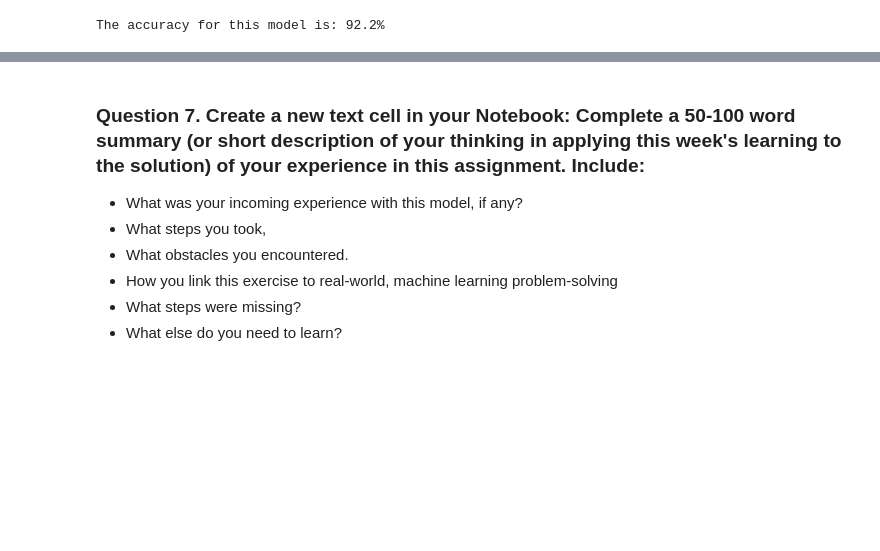
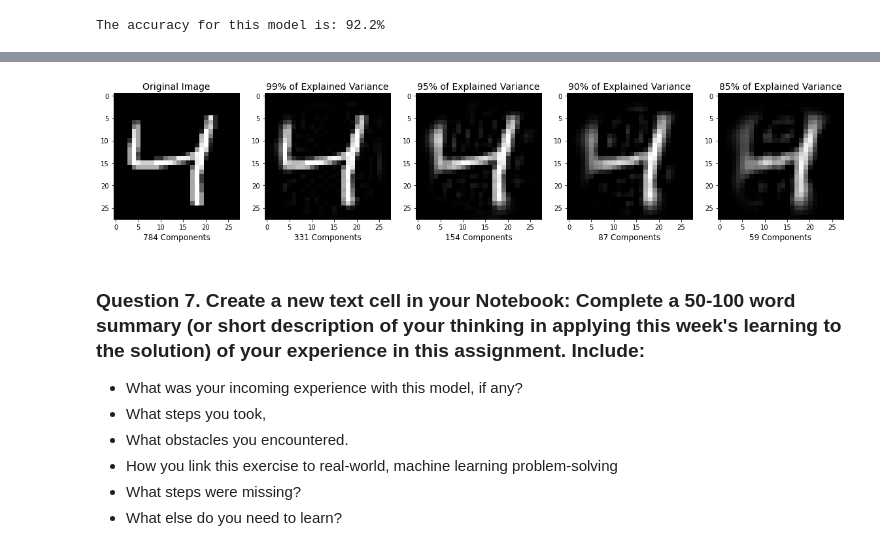
Before and after one commit to rodolfolermacontreras/ML_1_Assignment_10, a Jupyter notebook: ML510-Assignment8-RodolfoLerma.ipynb, the cells around one changed output, grey strips where cells are left out. Drawn from its saved outputs; the diff is of its cells as text; code cells hidden in the pictures; blank space fills up the shorter version.

```diff
--- a/ML510-Assignment8-RodolfoLerma.ipynb
+++ b/ML510-Assignment8-RodolfoLerma.ipynb
@@ -148,3 +270,58 @@ The accuracy for this model is: 92.2%
+# %%
+from sklearn.decomposition import PCA
+
+# This is an extremely inefficient function. Will get to why in a later tutorial
+def explainedVariance(percentage, images):
+    # percentage should be a decimal from 0 to 1
+    pca = PCA(percentage)
+    pca.fit(images)
+    components = pca.transform(images)
+    approxOriginal = pca.inverse_transform(components)
+    return approxOriginal
+# %%
+plt.figure(figsize=(20,4));
+
+# Original Image (784 components)
+plt.subplot(1, 5, 1);
+plt.imshow(array.reshape(28,28),
+              cmap = plt.cm.gray, interpolation='nearest',
+              clim=(0, 255));
+plt.xlabel('784 Components', fontsize = 12)
+plt.title('Original Image', fontsize = 14);
+
+# 331 principal components
+plt.subplot(1, 5, 2);
+plt.imshow(explainedVariance(.99, mnist.data)[2].reshape(28, 28),
+              cmap = plt.cm.gray, interpolation='nearest',
+              clim=(0, 255));
+plt.xlabel('331 Components', fontsize = 12)
+plt.title('99% of Explained Variance', fontsize = 14);
+
+# 154 principal components
+plt.subplot(1, 5, 3);
+plt.imshow(explainedVariance(.95, mnist.data)[2].reshape(28, 28),
+              cmap = plt.cm.gray, interpolation='nearest',
+              clim=(0, 255));
+plt.xlabel('154 Components', fontsize = 12)
+plt.title('95% of Explained Variance', fontsize = 14);
+
+# 87 principal components
+plt.subplot(1, 5, 4);
+plt.imshow(explainedVariance(.90, mnist.data)[2].reshape(28, 28),
+              cmap = plt.cm.gray, interpolation='nearest',
+              clim=(0, 255));
+plt.xlabel('87 Components', fontsize = 12)
+plt.title('90% of Explained Variance', fontsize = 14);
+
+# 59 principal components
+plt.subplot(1, 5, 5);
+plt.imshow(explainedVariance(.85, mnist.data)[2].reshape(28, 28),
+              cmap = plt.cm.gray, interpolation='nearest',
+              clim=(0, 255));
+plt.xlabel('59 Components', fontsize = 12)
+plt.title('85% of Explained Variance', fontsize = 14);
+# %% [output]
+[figure, added]
 # %% [markdown]
 ### Question 7. Create a new text cell in your Notebook: Complete a 50-100 word summary (or short description of your thinking in applying this week's learning to the solution) of your experience in this assignment. Include:
 - What was your incoming experience with this model, if any?
```
Also changed, not shown: parts of 36 cells of this notebook.
